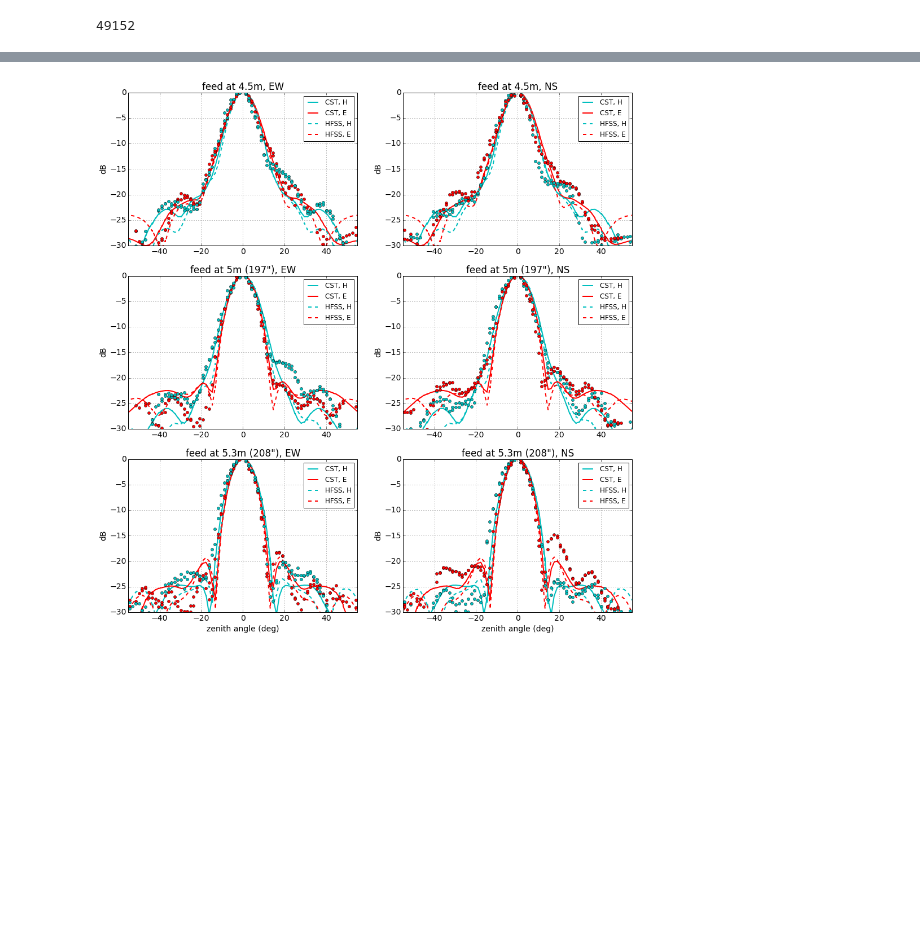
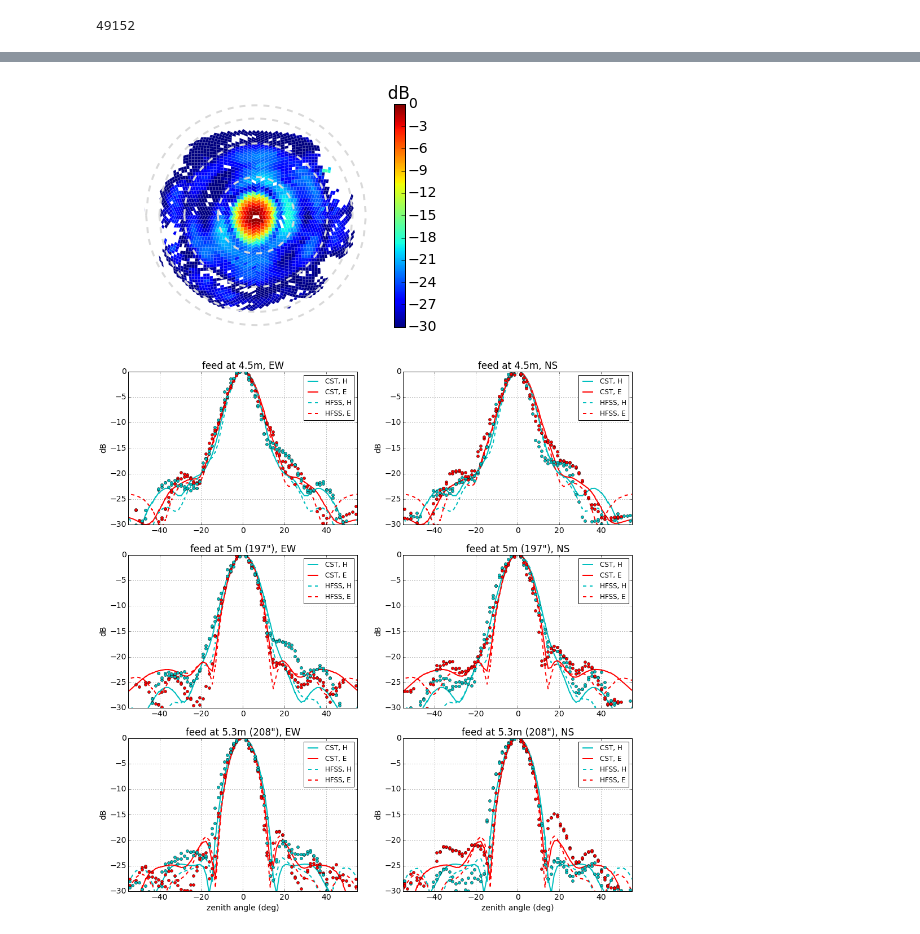
Before and after one commit to aewallwi/DishPapers, a Jupyter notebook: DishBeamMeasurements/paper/make_pretty_beam_plots_from_orbcomm_data.ipynb, the cells around one changed output, grey strips where cells are left out. Drawn from its saved outputs; the diff is of its cells as text; code cells hidden in the pictures; blank space fills up the shorter version.

```diff
--- a/DishBeamMeasurements/paper/make_pretty_beam_plots_from_orbcomm_data.ipynb
+++ b/DishBeamMeasurements/paper/make_pretty_beam_plots_from_orbcomm_data.ipynb
@@ -112,3 +121,14 @@ plt.savefig('measured_beams_and_models_maps.pdf',bbox_inches='tight')
+# %%
+fig, gridax = plt.subplots(1,1)
+fig.set_size_inches((5.5,4))
+
+matplotlib.rcParams.update({'font.size': 14})
+
+cax=[-30,0]
+plot_hpix(dish4[:,0],dish4[:,0]!=0,'                                                     dB',cax,gridax,cm,hidezalabels=True,contourcolor=zacontourcolor)
+plt.savefig('orbcomm_dish_beam_map_530cm_feed.pdf',bbox_inches='tight')
+# %% [output]
+[figure, added]
 # %%
 # maybe make azimuthally averaged slice plots?
 
```
Also changed, not shown: parts of 3 cells of this notebook, 23 other files.
